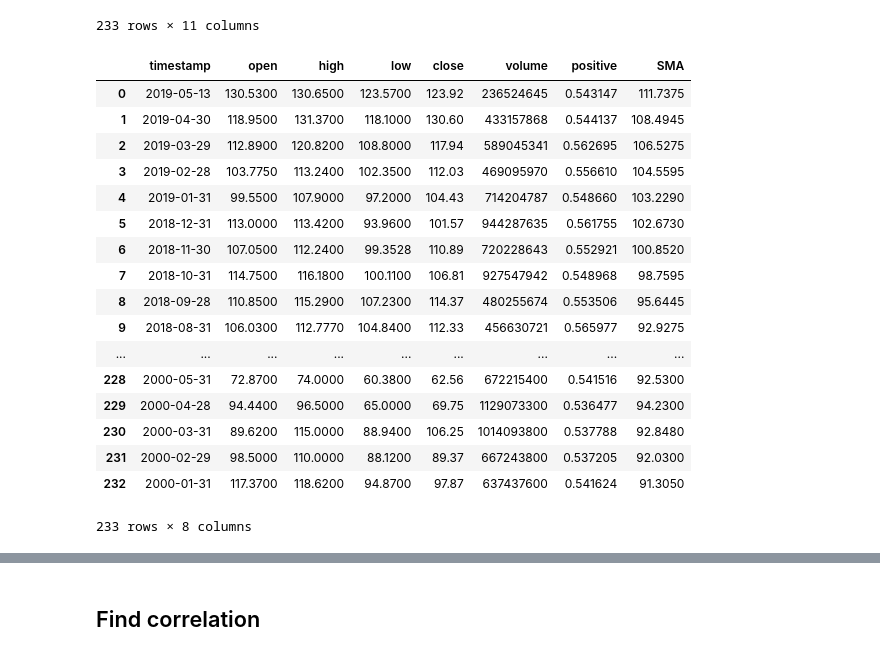
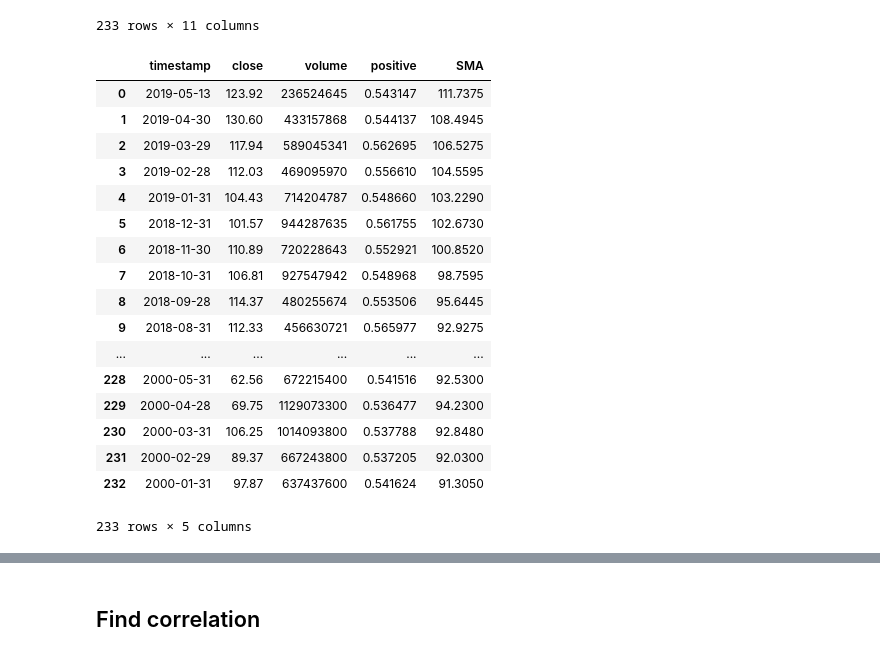
Before and after one commit to thu2pham/StockForecasting, a Jupyter notebook: event_based_forecasting.ipynb, the cells around one changed output, grey strips where cells are left out. Cells and saved outputs as stored; diff of their text form; code cells hidden in the pictures.

```diff
--- a/event_based_forecasting.ipynb
+++ b/event_based_forecasting.ipynb
@@ -247,24 +247,24 @@ sma_df
 | 232 | 2000-01-31 | 117.3700 | 118.6200 | 94.8700 | 97.87 | 637437600 | 2000 | 1 | 0.541624 | 2000-01-31 | 91.3050 |
 233 rows × 11 columns
 # %%
-sma_df = sma_df.drop(columns = ['open','''year','month','time'])
+sma_df = sma_df.drop(columns = ['open','high','low','year','month','time'])
 sma_df
 # %% [output]
-|  | timestamp | open | high | low | close | volume | positive | SMA |
-| 0 | 2019-05-13 | 130.5300 | 130.6500 | 123.5700 | 123.92 | 236524645 | 0.543147 | 111.7375 |
-| 1 | 2019-04-30 | 118.9500 | 131.3700 | 118.1000 | 130.60 | 433157868 | 0.544137 | 108.4945 |
-| 2 | 2019-03-29 | 112.8900 | 120.8200 | 108.8000 | 117.94 | 589045341 | 0.562695 | 106.5275 |
-| 3 | 2019-02-28 | 103.7750 | 113.2400 | 102.3500 | 112.03 | 469095970 | 0.556610 | 104.5595 |
-| 4 | 2019-01-31 | 99.5500 | 107.9000 | 97.2000 | 104.43 | 714204787 | 0.548660 | 103.2290 |
-| 5 | 2018-12-31 | 113.0000 | 113.4200 | 93.9600 | 101.57 | 944287635 | 0.561755 | 102.6730 |
-| 6 | 2018-11-30 | 107.0500 | 112.2400 | 99.3528 | 110.89 | 720228643 | 0.552921 | 100.8520 |
-| 7 | 2018-10-31 | 114.7500 | 116.1800 | 100.1100 | 106.81 | 927547942 | 0.548968 | 98.7595 |
-| 8 | 2018-09-28 | 110.8500 | 115.2900 | 107.2300 | 114.37 | 480255674 | 0.553506 | 95.6445 |
-| 9 | 2018-08-31 | 106.0300 | 112.7770 | 104.8400 | 112.33 | 456630721 | 0.565977 | 92.9275 |
-| ... | ... | ... | ... | ... | ... | ... | ... | ... |
-| 228 | 2000-05-31 | 72.8700 | 74.0000 | 60.3800 | 62.56 | 672215400 | 0.541516 | 92.5300 |
-| 229 | 2000-04-28 | 94.4400 | 96.5000 | 65.0000 | 69.75 | 1129073300 | 0.536477 | 94.2300 |
-| 230 | 2000-03-31 | 89.6200 | 115.0000 | 88.9400 | 106.25 | 1014093800 | 0.537788 | 92.8480 |
-| 231 | 2000-02-29 | 98.5000 | 110.0000 | 88.1200 | 89.37 | 667243800 | 0.537205 | 92.0300 |
-| 232 | 2000-01-31 | 117.3700 | 118.6200 | 94.8700 | 97.87 | 637437600 | 0.541624 | 91.3050 |
+|  | timestamp | close | volume | positive | SMA |
+| 0 | 2019-05-13 | 123.92 | 236524645 | 0.543147 | 111.7375 |
+| 1 | 2019-04-30 | 130.60 | 433157868 | 0.544137 | 108.4945 |
+| 2 | 2019-03-29 | 117.94 | 589045341 | 0.562695 | 106.5275 |
+| 3 | 2019-02-28 | 112.03 | 469095970 | 0.556610 | 104.5595 |
+| 4 | 2019-01-31 | 104.43 | 714204787 | 0.548660 | 103.2290 |
+| 5 | 2018-12-31 | 101.57 | 944287635 | 0.561755 | 102.6730 |
+| 6 | 2018-11-30 | 110.89 | 720228643 | 0.552921 | 100.8520 |
+| 7 | 2018-10-31 | 106.81 | 927547942 | 0.548968 | 98.7595 |
+| 8 | 2018-09-28 | 114.37 | 480255674 | 0.553506 | 95.6445 |
+| 9 | 2018-08-31 | 112.33 | 456630721 | 0.565977 | 92.9275 |
+| ... | ... | ... | ... | ... | ... |
+| 228 | 2000-05-31 | 62.56 | 672215400 | 0.541516 | 92.5300 |
+| 229 | 2000-04-28 | 69.75 | 1129073300 | 0.536477 | 94.2300 |
+| 230 | 2000-03-31 | 106.25 | 1014093800 | 0.537788 | 92.8480 |
+| 231 | 2000-02-29 | 89.37 | 667243800 | 0.537205 | 92.0300 |
+| 232 | 2000-01-31 | 97.87 | 637437600 | 0.541624 | 91.3050 |
-233 rows × 8 columns
+233 rows × 5 columns
```
Also changed, not shown: parts of 3 cells of this notebook.
